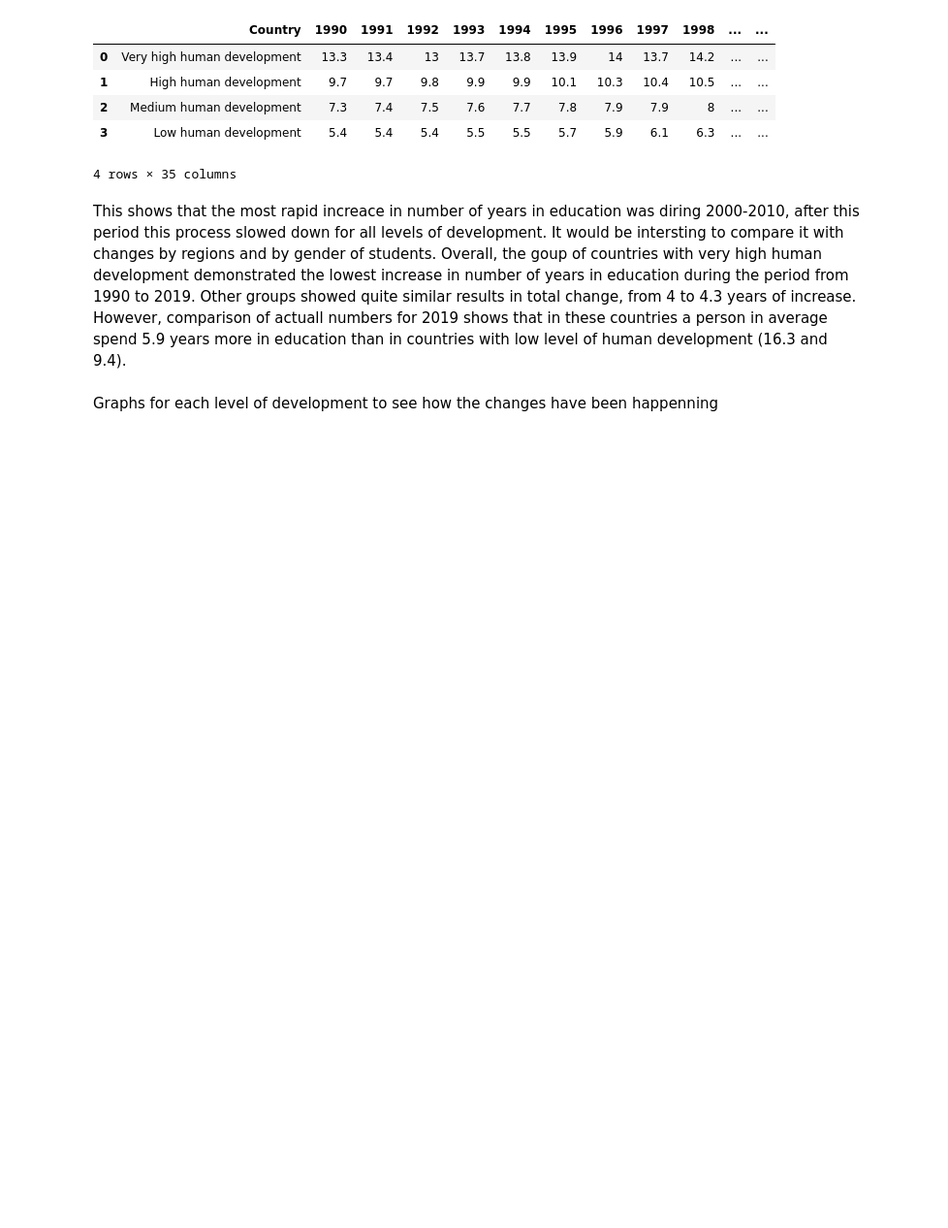
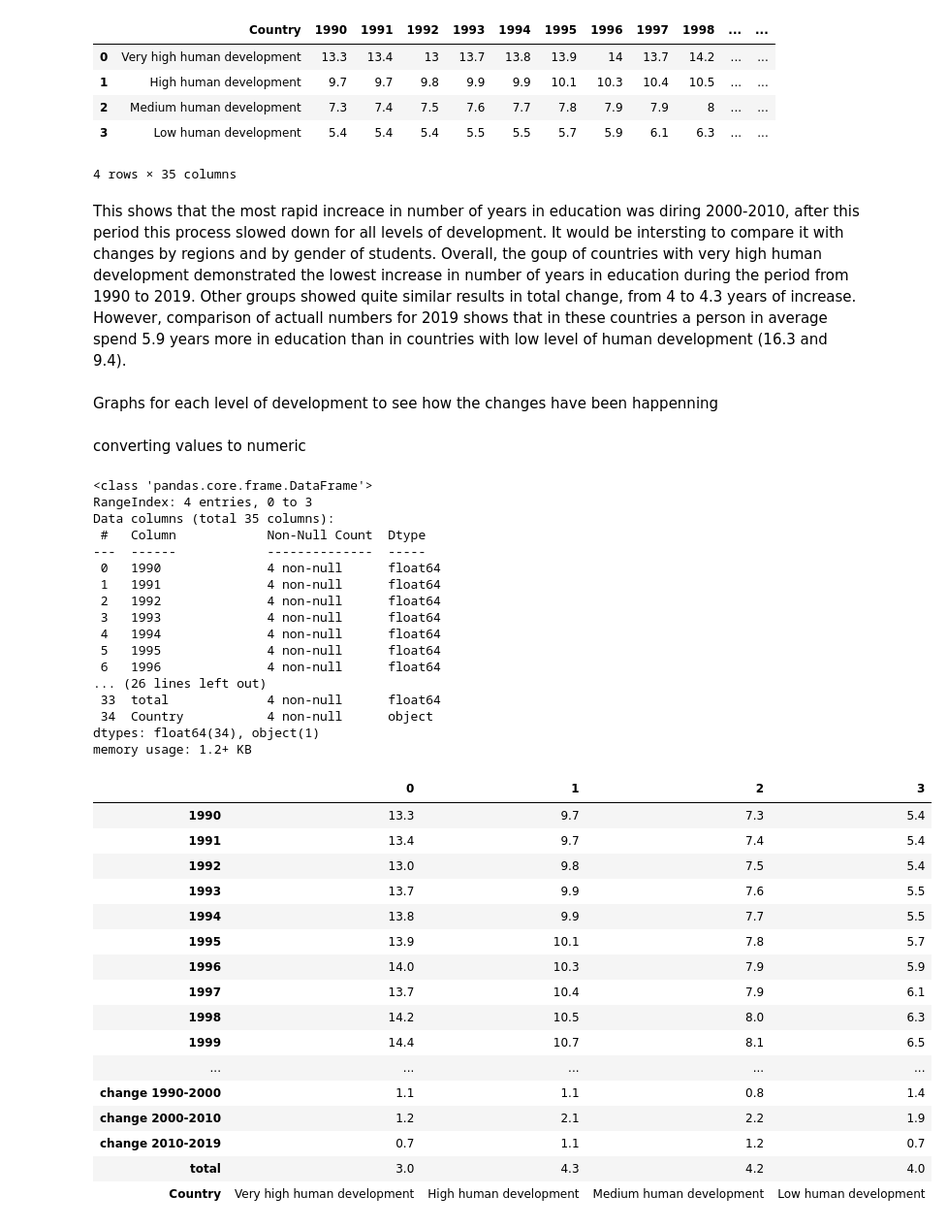
Before and after one commit to mara-ber/programing_for_data, a Jupyter notebook: project - education.ipynb, the cells around one changed output. Shown at 97% size. Saved outputs shown, nothing was run; the diff lists cells and outputs as text; code cells hidden in the pictures; blank space fills up the shorter version.

```diff
--- a/project - education.ipynb
+++ b/project - education.ipynb
@@ -202,6 +154,52 @@ See the caveats in the documentation: https://pandas.pydata.org/pandas-docs/stab
 # %% [markdown]
 This shows that the most rapid increace in number of years in education was diring 2000-2010, after this period this process slowed down for all levels of development. It would be intersting to compare it with changes by regions and by gender of students.
 Overall, the goup of countries with very high human development demonstrated the lowest increase in number of years in education during the period from 1990 to 2019. Other groups showed quite similar results in total change, from 4 to 4.3 years of increase. However, comparison of actuall numbers for 2019 shows that in these countries a person in average spend 5.9 years more in education than in countries with low level of human development (16.3 and 9.4).
-# %% [markdown]
-Graphs for each level of development to see how the changes have been happenning
+# %% [markdown]
+Graphs for each level of development to see how the changes have been happenning
+# %% [markdown]
+converting values to numeric
+# %%
+df2 = pd.concat([pd.DataFrame([pd.to_numeric(schooling_development[e],errors='coerce') \
+                               for e in schooling_development.columns if e not in ['Country']]).T,\
+                 schooling_development[['Country']]],axis=1)
+
+df2.info()
+
+schooling_development_t = df2.T
+display(schooling_development_t)
+# %% [output]
+<class 'pandas.core.frame.DataFrame'>
+RangeIndex: 4 entries, 0 to 3
+Data columns (total 35 columns):
+ #   Column            Non-Null Count  Dtype
+---  ------            --------------  -----
+ 0   1990              4 non-null      float64
+ 1   1991              4 non-null      float64
+ 2   1992              4 non-null      float64
+ 3   1993              4 non-null      float64
+ 4   1994              4 non-null      float64
+ 5   1995              4 non-null      float64
+ 6   1996              4 non-null      float64
+... (26 lines left out)
+ 33  total             4 non-null      float64
+ 34  Country           4 non-null      object
+dtypes: float64(34), object(1)
+memory usage: 1.2+ KB
+|  | 0 | 1 | 2 | 3 |
+| 1990 | 13.3 | 9.7 | 7.3 | 5.4 |
+| 1991 | 13.4 | 9.7 | 7.4 | 5.4 |
+| 1992 | 13.0 | 9.8 | 7.5 | 5.4 |
+| 1993 | 13.7 | 9.9 | 7.6 | 5.5 |
+| 1994 | 13.8 | 9.9 | 7.7 | 5.5 |
+| 1995 | 13.9 | 10.1 | 7.8 | 5.7 |
+| 1996 | 14.0 | 10.3 | 7.9 | 5.9 |
+| 1997 | 13.7 | 10.4 | 7.9 | 6.1 |
+| 1998 | 14.2 | 10.5 | 8.0 | 6.3 |
+| 1999 | 14.4 | 10.7 | 8.1 | 6.5 |
+| ... | ... | ... | ... | ... |
+| change 1990-2000 | 1.1 | 1.1 | 0.8 | 1.4 |
+| change 2000-2010 | 1.2 | 2.1 | 2.2 | 1.9 |
+| change 2010-2019 | 0.7 | 1.1 | 1.2 | 0.7 |
+| total | 3.0 | 4.3 | 4.2 | 4.0 |
+| Country | Very high human development | High human development | Medium human development | Low human development |
 # %%
```
Also changed, not shown: parts of 7 cells of this notebook.
